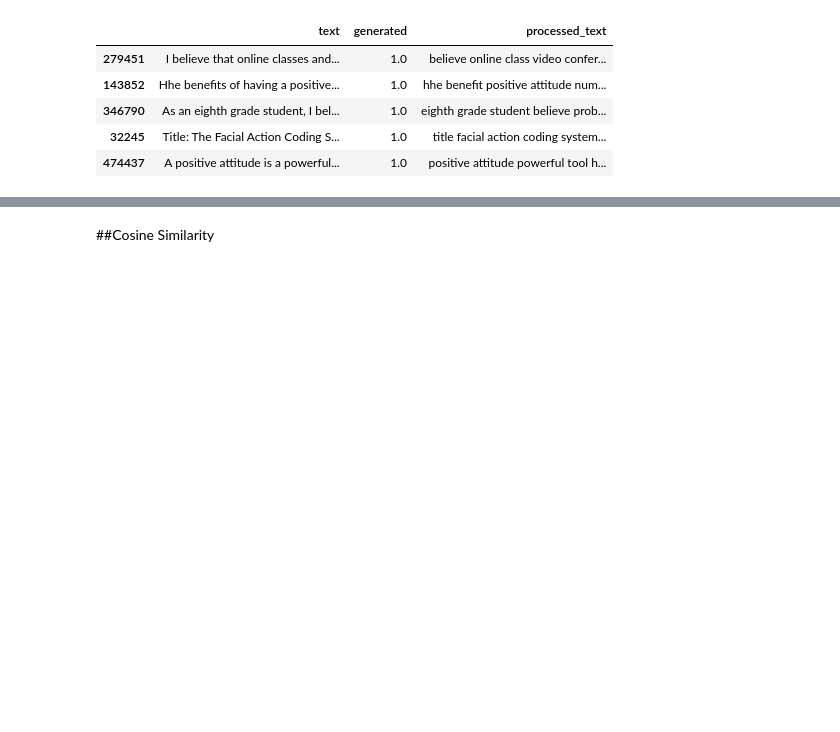
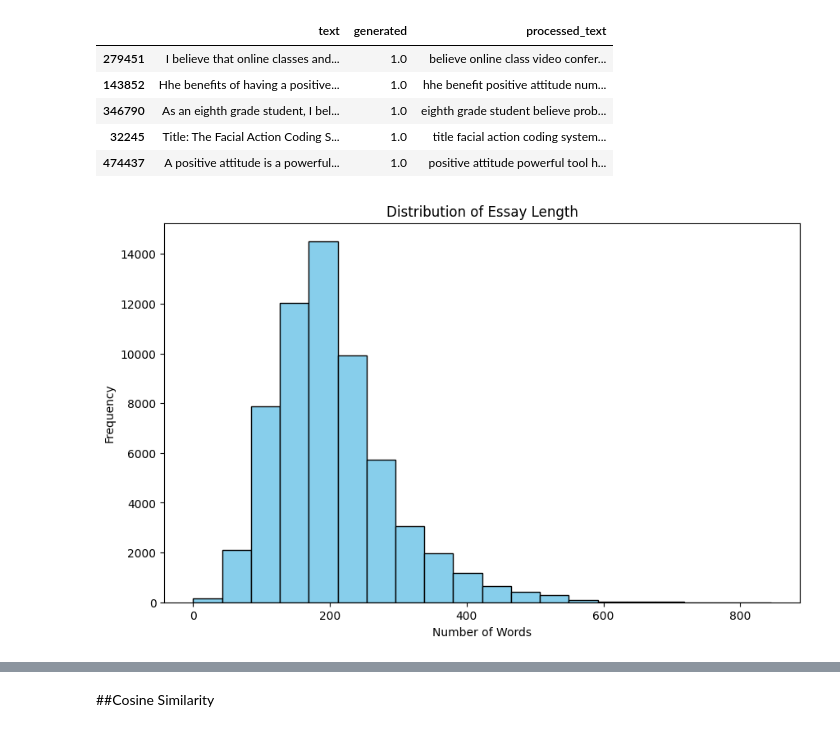
Before and after one commit to Vinay-Bajaj-1/AI-Text-Detector, a Jupyter notebook: Combat_Online_Plagiarism_with_AI.ipynb, the cells around one changed output, grey strips where cells are left out. Drawn from its saved outputs; the diff is of its cells as text; code cells hidden in the pictures; blank space fills up the shorter version.

```diff
--- a/Combat_Online_Plagiarism_with_AI.ipynb
+++ b/Combat_Online_Plagiarism_with_AI.ipynb
@@ -106,3 +108,13 @@ balanced_data.head()
 | 346790 | As an eighth grade student, I bel... | 1.0 | eighth grade student believe prob... |
 | 32245 | Title: The Facial Action Coding S... | 1.0 | title facial action coding system... |
 | 474437 | A positive attitude is a powerful... | 1.0 | positive attitude powerful tool h... |
+# %%
+essay_lengths = balanced_data['processed_text'].str.split().apply(len)
+plt.figure(figsize=(10, 6))
+plt.hist(essay_lengths, bins=20, color='skyblue', edgecolor='black')
+plt.title('Distribution of Essay Length')
+plt.xlabel('Number of Words')
+plt.ylabel('Frequency')
+plt.show()
+# %% [output]
+[figure, added]
```
Also changed, not shown: parts of 4 cells of this notebook, 1 other file.
